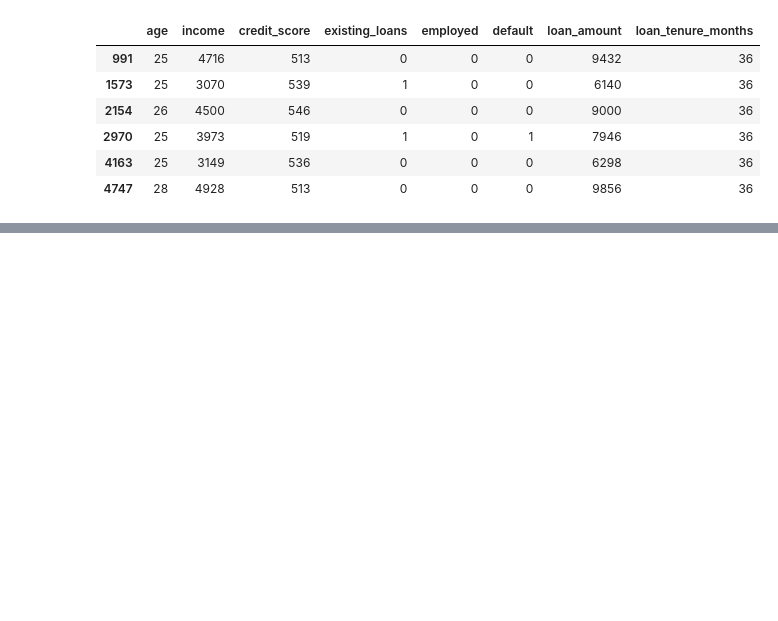
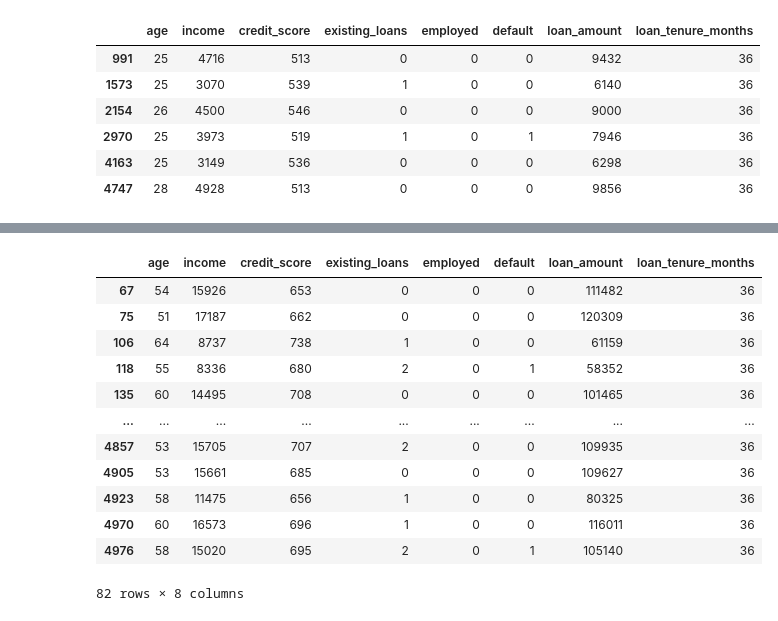
Before and after one commit to mdalishekh/DriftShield, a Jupyter notebook: data_cleaning2.ipynb, the cells around one changed output, grey strips where cells are left out. Saved outputs shown, nothing was run; the diff lists cells and outputs as text; code cells hidden in the pictures; blank space fills up the shorter version.

```diff
--- a/data_cleaning2.ipynb
+++ b/data_cleaning2.ipynb
@@ -81,0 +171,20 @@ df.loc[tier1]
+# %%
+df = pd.read_csv(FILE_PATH)
+# %%
+df.loc[tier2, 'loan_amount'] = df.loc[tier2, 'income'] * 7 * np.round(np.random.uniform(0.9, 1.1, size=tier2.sum()))
+# %%
+df.loc[tier2]
+# %% [output]
+|  | age | income | credit_score | existing_loans | employed | default | loan_amount | loan_tenure_months |
+| 67 | 54 | 15926 | 653 | 0 | 0 | 0 | 111482 | 36 |
+| 75 | 51 | 17187 | 662 | 0 | 0 | 0 | 120309 | 36 |
+| 106 | 64 | 8737 | 738 | 1 | 0 | 0 | 61159 | 36 |
+| 118 | 55 | 8336 | 680 | 2 | 0 | 1 | 58352 | 36 |
+| 135 | 60 | 14495 | 708 | 0 | 0 | 0 | 101465 | 36 |
+| ... | ... | ... | ... | ... | ... | ... | ... | ... |
+| 4857 | 53 | 15705 | 707 | 2 | 0 | 0 | 109935 | 36 |
+| 4905 | 53 | 15661 | 685 | 0 | 0 | 0 | 109627 | 36 |
+| 4923 | 58 | 11475 | 656 | 1 | 0 | 0 | 80325 | 36 |
+| 4970 | 60 | 16573 | 696 | 1 | 0 | 0 | 116011 | 36 |
+| 4976 | 58 | 15020 | 695 | 2 | 0 | 1 | 105140 | 36 |
+82 rows × 8 columns
```
Also changed, not shown: parts of 14 cells of this notebook.
